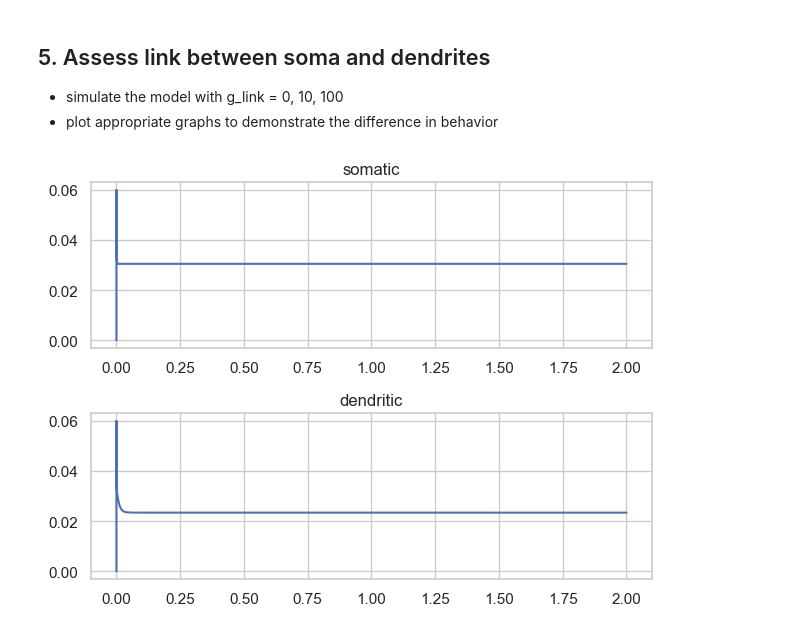
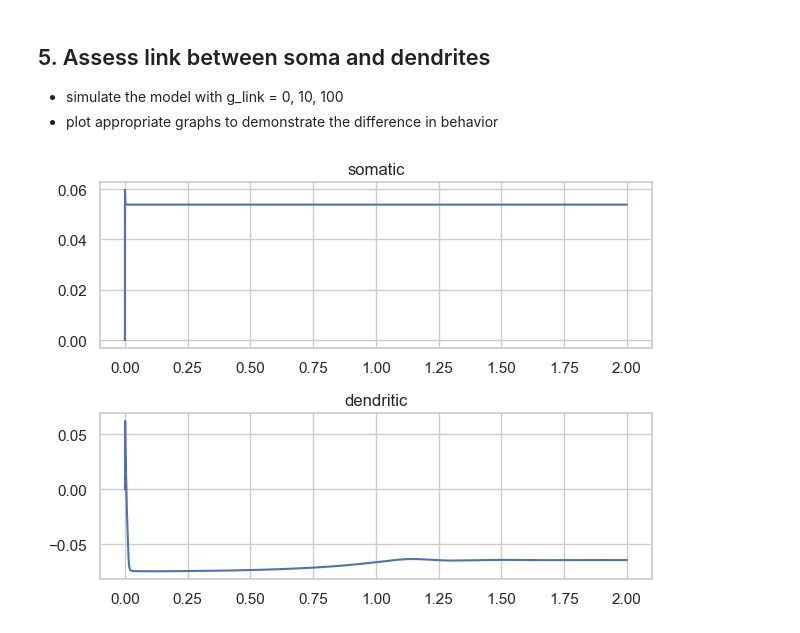
Before and after one commit to polsen99/intro_comp_neuro, a Jupyter notebook: tutorial 4.3 - two-compartment model of intrinsically bursting neuron.ipynb, the cells around one changed output. Cells and saved outputs as stored; diff of their text form; code cells hidden in the pictures.

```diff
--- a/tutorial 4.3 - two-compartment model of intrinsically bursting neuron.ipynb
+++ b/tutorial 4.3 - two-compartment model of intrinsically bursting neuron.ipynb
@@ -66,14 +63,14 @@ def dend_gating(v_dend, ca):
 
     return alpha_mca, beta_mca, alpha_kca, beta_kca, alpha_kahp, beta_kahp
 # %%
-def soma_gating(v_soma):
+def soma_gating(v_soma: np.ndarray):
     """
     Returns rate constants for somatic gating variables of Pinsky-Rinzel model
     Function of somatic membrane potential
 
     Parameters
     ----------
-    v_soma : np.array
+    v_soma : np.ndarray
         Somatic membrane potential
 
     Returns
@@ -92,7 +89,7 @@ def soma_gating(v_soma):
         Potassium deactivation rate constant
     """
 
-    alpha_m = np.where(v_soma == -0.0468, 320 / 0.25,
+    alpha_m = np.where(v_soma == -0.0469, 320 / 0.25,
                        320e3 * (v_soma + 0.0469) / (1 - np.exp(-250 * (v_soma + 0.0469))))
 
     beta_m = np.where(v_soma == -0.0199, 280 / 0.2,
@@ -199,11 +225,11 @@ def update_soma(i, v_s_sim, v_d_sim, m_sim, h_sim, n_sim, i_app):
     ----------
     i : int
         Array index based on for loop
-    v_s_sim : np.array
+    v_s_sim : np.ndarray
         Somatic membrane potential
-    v_d_sim : np.array
+    v_d_sim : np.ndarray
         Dendritic membrane potential
-    m_sim, h_sim, n_sim : np.array
+    m_sim, h_sim, n_sim : np.ndarray
         Gating variables
     i_app : np.array
         Applied current over time
@@ -217,7 +243,7 @@ def update_soma(i, v_s_sim, v_d_sim, m_sim, h_sim, n_sim, i_app):
     na_term = g_max_na * (m_sim[i - 1] ** 2) * h_sim[i - 1] * (e_na - v_s_sim[i - 1])
     k_term = g_max_k * (n_sim[i - 1] ** 2) * (e_k - v_s_sim[i - 1])
     link_term = g_link * (v_d_sim[i - 1] - v_s_sim[i - 1])
-    dvdt = (leak_term + na_term + k_term + link_term + i_app[i]) / c_soma
+    dvdt = (leak_term + na_term + k_term + link_term + i_app[i - 1]) / c_soma
 
     return dvdt
 # %%
@@ -229,11 +255,11 @@ def update_dend(i, v_d_sim, v_s_sim, m_ca_sim, m_kca_sim, x_sim, m_kahp_sim, i_a
     ----------
     i : int
         Array index based on for loop
-    v_d_sim : np.array
+    v_d_sim : np.ndarray
         Dendritic membrane potential
-    v_s_sim : np.array
+    v_s_sim : np.ndarray
         Somatic membrane potential
-    m_ca_sim, m_kca_sim, x_sim, m_kahp_sim : np.array
+    m_ca_sim, m_kca_sim, x_sim, m_kahp_sim : np.ndarray
         Gating variables
     i_app : np.array
         Applied current over time
@@ -247,8 +273,8 @@ def update_dend(i, v_d_sim, v_s_sim, m_ca_sim, m_kca_sim, x_sim, m_kahp_sim, i_a
     ca_term = g_max_ca * (m_ca_sim[i - 1] ** 2) * (e_ca - v_d_sim[i - 1])
     kca_term = g_max_kca * (m_kca_sim[i - 1]) * x_sim[i - 1] * (e_k - v_d_sim[i - 1])
     kahp_term = g_max_kahp * m_kahp_sim[i - 1] * (e_k - v_d_sim[i - 1])
-    link_term = g_link * (v_d_sim[i - 1] - v_s_sim[i - 1])
-    dvdt = (leak_term + ca_term + kca_term + kahp_term - link_term + i_app[i - 1]) / c_dend
+    link_term = -g_link * (v_d_sim[i - 1] - v_s_sim[i - 1])
+    dvdt = (leak_term + ca_term + kca_term + kahp_term + link_term + i_app[i - 1]) / c_dend
 
     return dvdt
 # %%
@@ -313,18 +339,18 @@ def pinsky_rinzel(t, i_s_app=None, i_d_app=None, v_s_init=0, v_d_init=0, m_init=
 
         # update v_d_sim
         dvdt = update_dend(i, v_d_sim, v_s_sim, m_ca_sim, m_kca_sim, x_sim, m_kahp_sim, i_d_app)
-        v_d_sim[i] = v_s_sim[i - 1] + (dt * dvdt)
+        v_d_sim[i] = v_d_sim[i - 1] + (dt * dvdt)
 
         # get somatic rate constants
         alpha_m, beta_m, alpha_h, beta_h, alpha_n, beta_n = soma_gating(v_s_sim[i - 1])
 
         # update m_sim
-        inf = alpha_m / (alpha_m / beta_m)
+        inf = alpha_m / (alpha_m + beta_m)
         tau = 1 / (alpha_m + beta_m)
         m_sim[i] = m_sim[i - 1] + (dt * ((inf - m_sim[i - 1]) / tau))
 
         # update h_sim
-        inf = alpha_m / (alpha_h + beta_h)
+        inf = alpha_h / (alpha_h + beta_h)
         tau = 1 / (alpha_h + beta_h)
         h_sim[i] = h_sim[i - 1] + (dt * ((inf - h_sim[i - 1]) / tau))
 
@@ -381,19 +406,19 @@ plt.tight_layout()
 # %%
 reset_params()
 g_link = 0
 vs, vd, spikes = pinsky_rinzel(t)
 np.sum(spikes)
 
 fig, ax = plt.subplots(2, 1)
 
 ax[0].plot(t, vs)
 ax[0].set_title('somatic')
 ax[1].plot(t, vd)
-ax[1].set_title('dendritic')a
+ax[1].set_title('dendritic')
 
 plt.tight_layout()
 # %% [output]
-[figure, old version]
+[figure, new version]
 # %%
 reset_params()
 g_link = 10e-9
```
Also changed, not shown: parts of 7 cells of this notebook.
